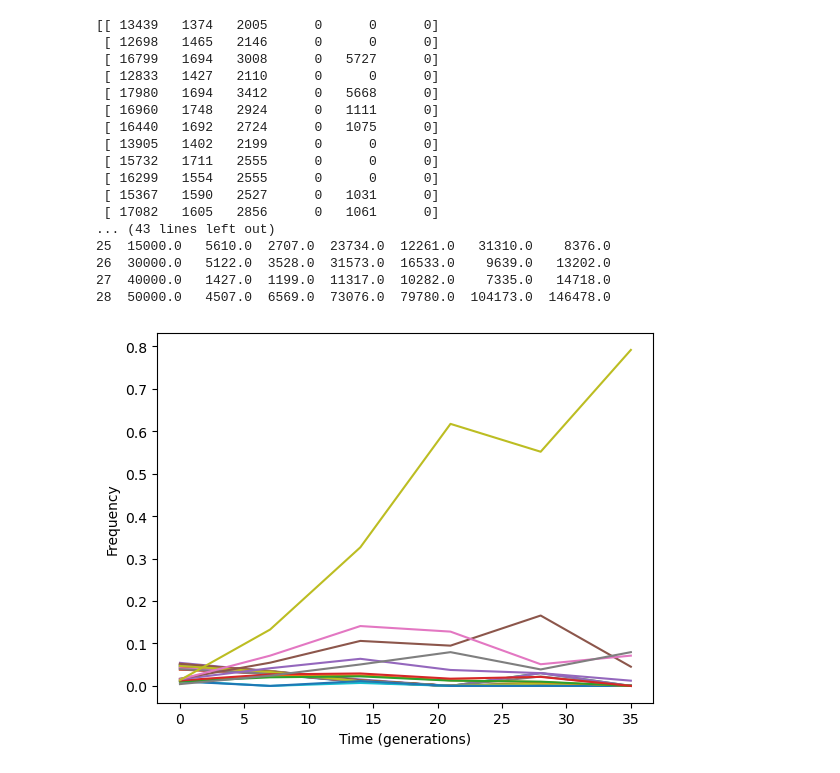
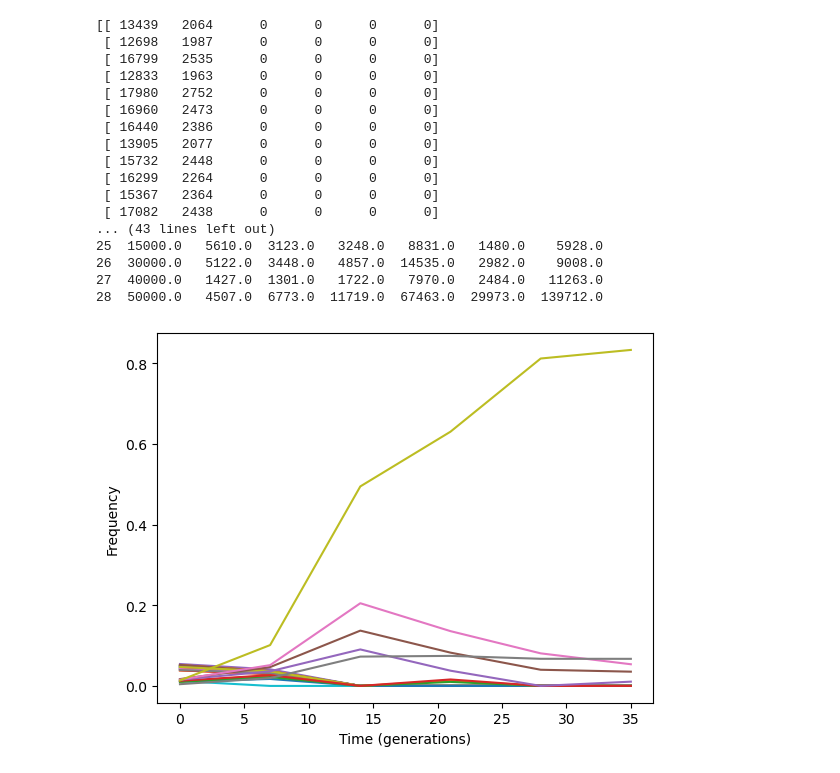
Before and after one commit to efenton32/fitness_mcmc, a Jupyter notebook: testing.ipynb, the cells around one changed output. Saved outputs shown, nothing was run; the diff lists cells and outputs as text; code cells hidden in the pictures.

```diff
--- a/testing.ipynb
+++ b/testing.ipynb
@@ -10,38 +10,38 @@ import fitness_mcmc.data_io as io
 import fitness_mcmc.fitness_mcmc as m
 # %%
 environment = "gluL"
-replicate = 3
+replicate = 1
 r = environment + str(replicate)
 
 data, time, ordered_counts = io.load_data("LTEE_" + r + ".csv", return_ordered = False, delimiter=",")
 print(ordered_counts.astype("int"))
 print(data)
 
 ordered_frequencies = ordered_counts / np.sum(ordered_counts, axis = 0)
 
 plt.plot([0,7,14,21,28,35], ordered_frequencies.T)
 plt.xlabel('Time (generations)')
 plt.ylabel('Frequency')
 plt.show()
 # %% [output]
-[[ 13439   1374   2005      0      0      0]
- [ 12698   1465   2146      0      0      0]
- [ 16799   1694   3008      0   5727      0]
- [ 12833   1427   2110      0      0      0]
- [ 17980   1694   3412      0   5668      0]
- [ 16960   1748   2924      0   1111      0]
- [ 16440   1692   2724      0   1075      0]
- [ 13905   1402   2199      0      0      0]
- [ 15732   1711   2555      0      0      0]
- [ 16299   1554   2555      0      0      0]
- [ 15367   1590   2527      0   1031      0]
- [ 17082   1605   2856      0   1061      0]
+[[ 13439   2064      0      0      0      0]
+ [ 12698   1987      0      0      0      0]
+ [ 16799   2535      0      0      0      0]
+ [ 12833   1963      0      0      0      0]
+ [ 17980   2752      0      0      0      0]
+ [ 16960   2473      0      0      0      0]
+ [ 16440   2386      0      0      0      0]
+ [ 13905   2077      0      0      0      0]
+ [ 15732   2448      0      0      0      0]
+ [ 16299   2264      0      0      0      0]
+ [ 15367   2364      0      0      0      0]
+ [ 17082   2438      0      0      0      0]
 ... (43 lines left out)
-25  15000.0   5610.0  2707.0  23734.0  12261.0   31310.0    8376.0
-26  30000.0   5122.0  3528.0  31573.0  16533.0    9639.0   13202.0
-27  40000.0   1427.0  1199.0  11317.0  10282.0    7335.0   14718.0
-28  50000.0   4507.0  6569.0  73076.0  79780.0  104173.0  146478.0
+25  15000.0   5610.0  3123.0   3248.0   8831.0   1480.0    5928.0
+26  30000.0   5122.0  3448.0   4857.0  14535.0   2982.0    9008.0
+27  40000.0   1427.0  1301.0   1722.0   7970.0   2484.0   11263.0
+28  50000.0   4507.0  6773.0  11719.0  67463.0  29973.0  139712.0
-[figure, old version]
+[figure, new version]
 # %%
 fitness_model = m.Fitness_Model(ordered_counts, time, s_ref = 0, prior="flat")
 fitness_model.find_MAP()
```
Also changed, not shown: parts of 8 cells of this notebook, 8 other files.
